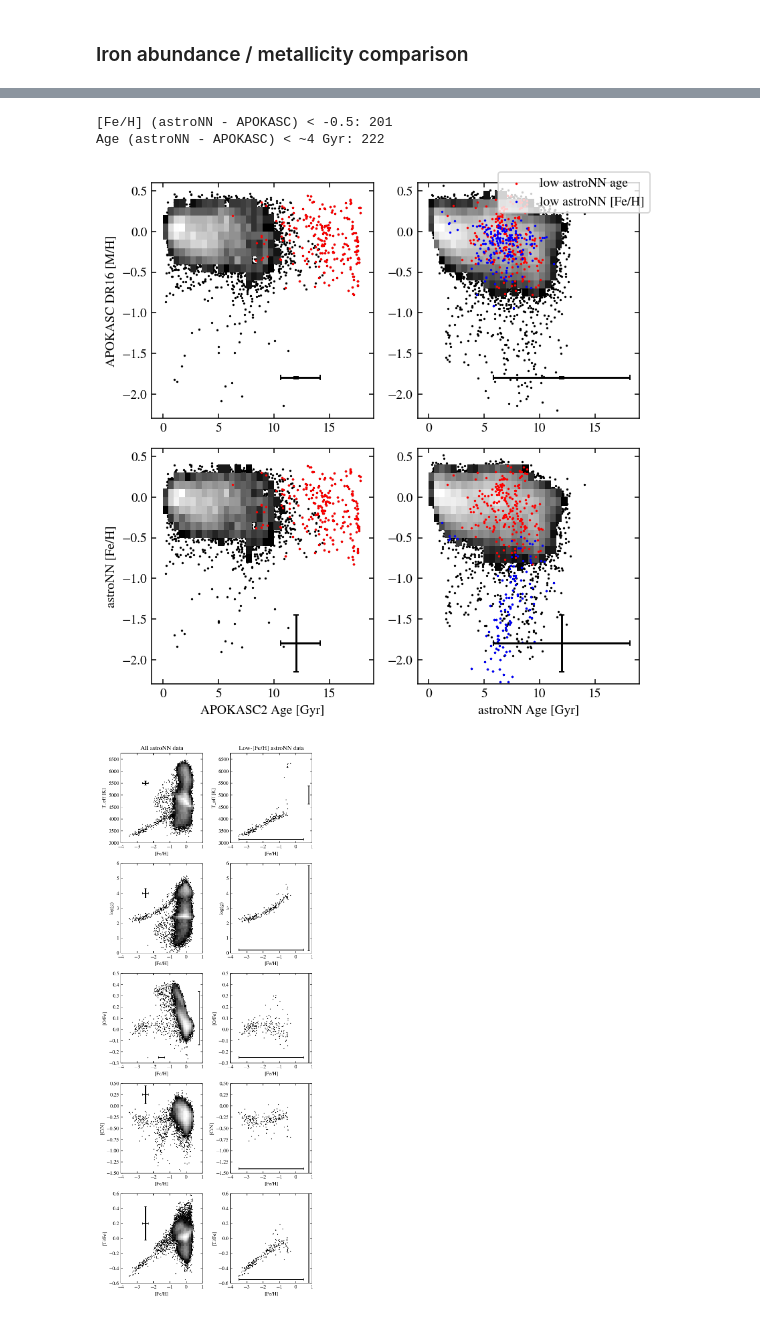
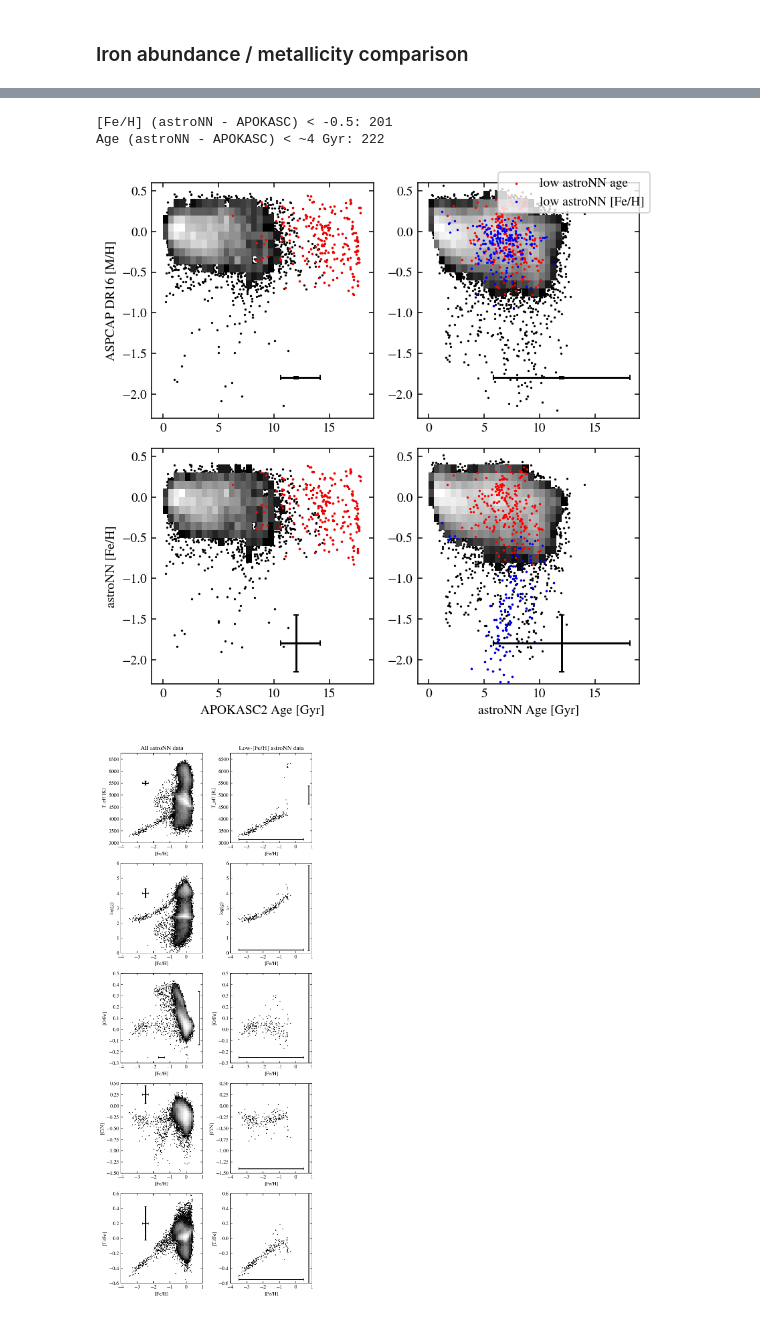
Before and after one commit to lodubay/first-year-project, a Jupyter notebook: compare_datasets.ipynb, the cells around one changed output, grey strips where cells are left out. Saved outputs shown, nothing was run; the diff lists cells and outputs as text; code cells hidden in the pictures.

```diff
--- a/compare_datasets.ipynb
+++ b/compare_datasets.ipynb
@@ -66,7 +66,10 @@ apokasc_cols = ['2MASS_ID', #'LOC_ID',
                 'APOKASC2_AGE', 'APOKASC2_AGE_MERR',
                 'APOKASC2_AGE_PERR', 'DR16_ALP_M_COR', 'DR16_ALP_M_COR_ERR',
                 'DR16_FE_H', 'DR16_FE_H_ERR', 'DR16_M_H_COR',
-                'DR16_M_H_COR_ERR', 'DR16_O_FE', 'DR16_O_FE_ERR']
+                'DR16_M_H_COR_ERR', 'DR16_O_FE', 'DR16_O_FE_ERR',
+                'GAIA_PARALLAX_DR2', 'GAIA_PARALLAX_ERROR_DR2',
+                'GAIA_PHOT_G_MEAN_MAG_DR2', 'GAIA_PHOT_BP_MEAN_MAG_DR2',
+                'GAIA_PHOT_RP_MEAN_MAG_DR2', 'APOKASC2_AV']
 
 # astroNN DR17 catalog
 print('Importing astroNN DR17 catalog...')
@@ -463,7 +466,7 @@ ax.scatter(low_fe['APOKASC2_AGE'], low_fe['DR16_M_H_COR'], c='b', s=.6, label='l
 ax.set_xlim((-1, 19))
 ax.set_ylim((-2.3, 0.6))
 # ax.set_xlabel('APOKASC2 Age [Gyr]')
-ax.set_ylabel('APOKASC DR16 [M/H]')
+ax.set_ylabel('ASPCAP DR16 [M/H]')
 
 ax = axs[0,1]
 ax.scatter(metals['ASTRONN_AGE'], metals['DR16_M_H_COR'], c='k', s=.5)
@@ -479,7 +482,7 @@ ax.scatter(low_fe['ASTRONN_AGE'], low_fe['DR16_M_H_COR'], c='b', s=.6)
 ax.set_xlim((-1, 19))
 ax.set_ylim((-2.3, 0.6))
 # ax.set_xlabel('astroNN Age [Gyr]')
-# ax.set_ylabel('APOKASC DR16 [M/H]')
+# ax.set_ylabel('ASPCAP DR16 [M/H]')
 
 ax = axs[1,0]
 ax.scatter(metals['APOKASC2_AGE'], metals['ASTRONN_FE_H'], c='k', s=.5)
@@ -492,34 +495,34 @@ ax.errorbar(12, -1.8,
             yerr=rms(metals['ASTRONN_FE_H']),
             c='k', capsize=2)
 ax.scatter(low_age['APOKASC2_AGE'], low_age['ASTRONN_FE_H'], c='r', s=.6)
 ax.scatter(low_fe['APOKASC2_AGE'], low_fe['ASTRONN_FE_H'], c='b', s=.6)
 ax.set_xlim((-1, 19))
 ax.set_ylim((-2.3, 0.6))
 ax.set_xlabel('APOKASC2 Age [Gyr]')
 ax.set_ylabel('astroNN [Fe/H]')
 
 ax = axs[1,1]
 ax.scatter(metals['ASTRONN_AGE'], metals['ASTRONN_FE_H'], c='k', s=.5)
 ax.hist2d(metals['ASTRONN_AGE'], metals['ASTRONN_FE_H'],
           bins=[np.arange(0, 19.5, .5), np.arange(-2.3, 0.7, 0.1)],
           cmap='gray', norm=colors.LogNorm(), cmin=10)
 ax.errorbar(12, -1.8,
             xerr=rms(metals['ASTRONN_AGE']),
             yerr=rms(metals['ASTRONN_FE_H']),
             c='k', capsize=2)
 ax.scatter(low_age['ASTRONN_AGE'], low_age['ASTRONN_FE_H'], c='r', s=.6)
 ax.scatter(low_fe['ASTRONN_AGE'], low_fe['ASTRONN_FE_H'], c='b', s=.6)
 ax.set_xlim((-1, 19))
 ax.set_ylim((-2.3, 0.6))
 ax.set_xlabel('astroNN Age [Gyr]')
 # ax.set_ylabel('astroNN [Fe/H]')
 
 fig.legend()
 plt.show()
 # %% [output]
 [Fe/H] (astroNN - APOKASC) < -0.5: 201
 Age (astroNN - APOKASC) < ~4 Gyr: 222
-[figure, old version]
+[figure, new version]
 # %%
 ### Note: there are no objects that are abnormally low in astroNN [Fe/H] which also have APOKASC ages.
 # %%
```
Also changed, not shown: parts of 6 cells of this notebook, 1 other file.
